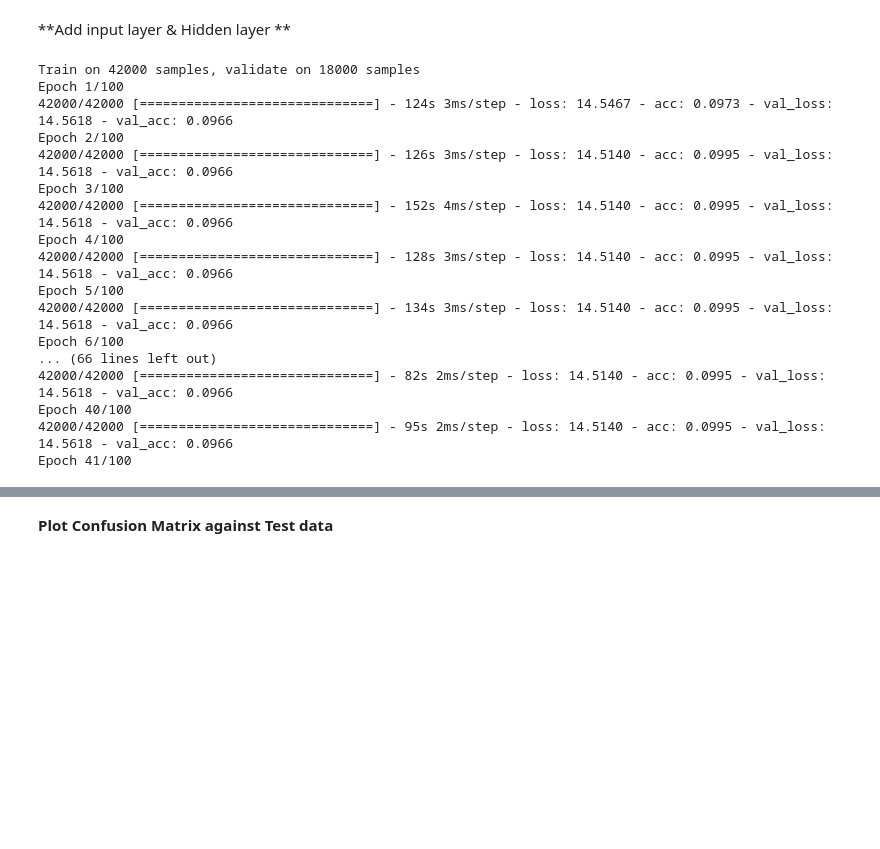
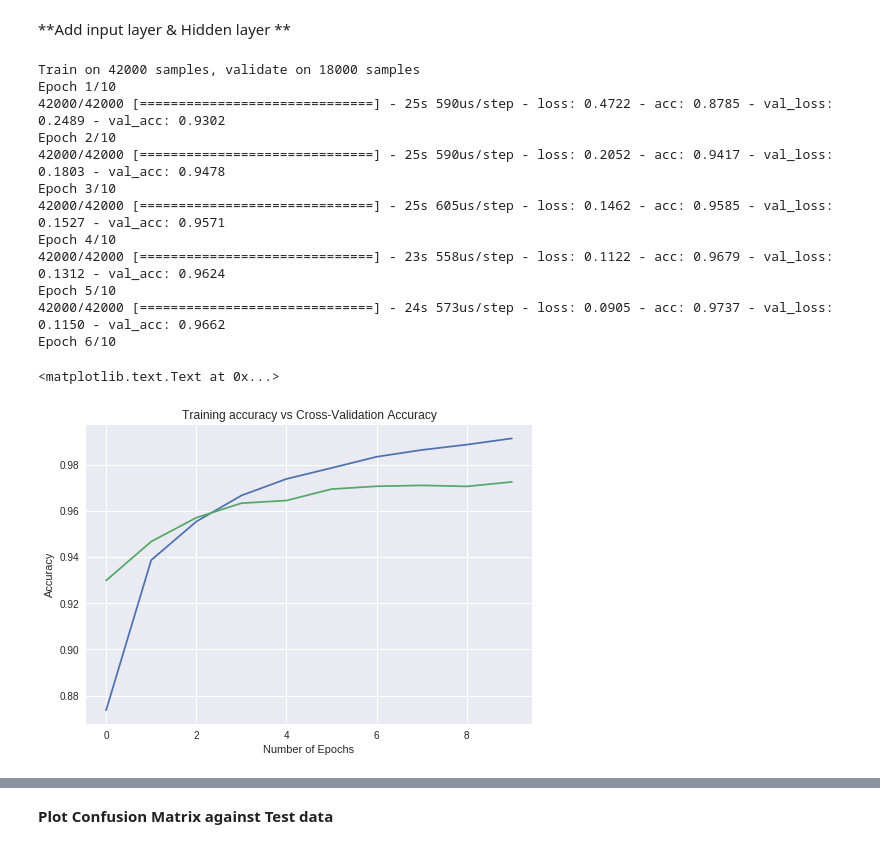
Before and after one commit to girishsg24/Classification-of-Handwritten-Digits-MNIST, a Jupyter notebook: Classification of Handwritten Digits using One Hidden Layer Neural Network.ipynb, the cells around one changed output, grey strips where cells are left out. Cells and saved outputs as stored; diff of their text form; code cells hidden in the pictures; blank space fills up the shorter version.

```diff
--- a/Classification of Handwritten Digits using One Hidden Layer Neural Network.ipynb
+++ b/Classification of Handwritten Digits using One Hidden Layer Neural Network.ipynb
@@ -228,36 +250,34 @@ classifier.compile(optimizer="adam",loss="sparse_categorical_crossentropy",metri
 # %%
-hist = classifier.fit(X_train,y_train,batch_size=10,epochs=100,verbose=1, validation_split=0.3)
+hist = classifier.fit(X_train_norm,y_train_norm,batch_size=250,epochs=10,verbose=1, validation_split=0.3)
 # %% [output]
 Train on 42000 samples, validate on 18000 samples
-Epoch 1/100
-42000/42000 [==============================] - 124s 3ms/step - loss: 14.5467 - acc: 0.0973 - val_loss: 14.5618 - val_acc: 0.0966
-Epoch 2/100
-42000/42000 [==============================] - 126s 3ms/step - loss: 14.5140 - acc: 0.0995 - val_loss: 14.5618 - val_acc: 0.0966
-Epoch 3/100
-42000/42000 [==============================] - 152s 4ms/step - loss: 14.5140 - acc: 0.0995 - val_loss: 14.5618 - val_acc: 0.0966
-Epoch 4/100
-42000/42000 [==============================] - 128s 3ms/step - loss: 14.5140 - acc: 0.0995 - val_loss: 14.5618 - val_acc: 0.0966
-Epoch 5/100
-42000/42000 [==============================] - 134s 3ms/step - loss: 14.5140 - acc: 0.0995 - val_loss: 14.5618 - val_acc: 0.0966
-Epoch 6/100
-... (66 lines left out)
-42000/42000 [==============================] - 82s 2ms/step - loss: 14.5140 - acc: 0.0995 - val_loss: 14.5618 - val_acc: 0.0966
-Epoch 40/100
-42000/42000 [==============================] - 95s 2ms/step - loss: 14.5140 - acc: 0.0995 - val_loss: 14.5618 - val_acc: 0.0966
-Epoch 41/100
+Epoch 1/10
+42000/42000 [==============================] - 25s 590us/step - loss: 0.4722 - acc: 0.8785 - val_loss: 0.2489 - val_acc: 0.9302
+Epoch 2/10
+42000/42000 [==============================] - 25s 590us/step - loss: 0.2052 - acc: 0.9417 - val_loss: 0.1803 - val_acc: 0.9478
+Epoch 3/10
+42000/42000 [==============================] - 25s 605us/step - loss: 0.1462 - acc: 0.9585 - val_loss: 0.1527 - val_acc: 0.9571
+Epoch 4/10
+42000/42000 [==============================] - 23s 558us/step - loss: 0.1122 - acc: 0.9679 - val_loss: 0.1312 - val_acc: 0.9624
+Epoch 5/10
+42000/42000 [==============================] - 24s 573us/step - loss: 0.0905 - acc: 0.9737 - val_loss: 0.1150 - val_acc: 0.9662
+Epoch 6/10
 # %%
-training_accuracy = hist.hostory["acc"]
+training_accuracy = hist.history["acc"]
 training_loss = hist.history["loss"]
 cross_val_accuracy = hist.history["val_acc"]
-coss_val_loss = hist.history["val_loss"]
+cross_val_loss = hist.history["val_loss"]
 # %%
 sns.set(style="darkgrid")
-x_epoch = range(100)
+x_epoch = range(10)
 plt.plot(x_epoch,training_accuracy)
 plt.plot(x_epoch,cross_val_accuracy)
 plt.xlabel("Number of Epochs")
 plt.ylabel("Accuracy")
 plt.title("Training accuracy vs Cross-Validation Accuracy")
+# %% [output]
+<matplotlib.text.Text at 0x...>
+[figure, added]
 # %%
 plt.plot(x_epoch,training_loss)
 plt.plot(x_epoch,cross_val_loss)
```
Also changed, not shown: parts of 14 cells of this notebook, 1 other file.
